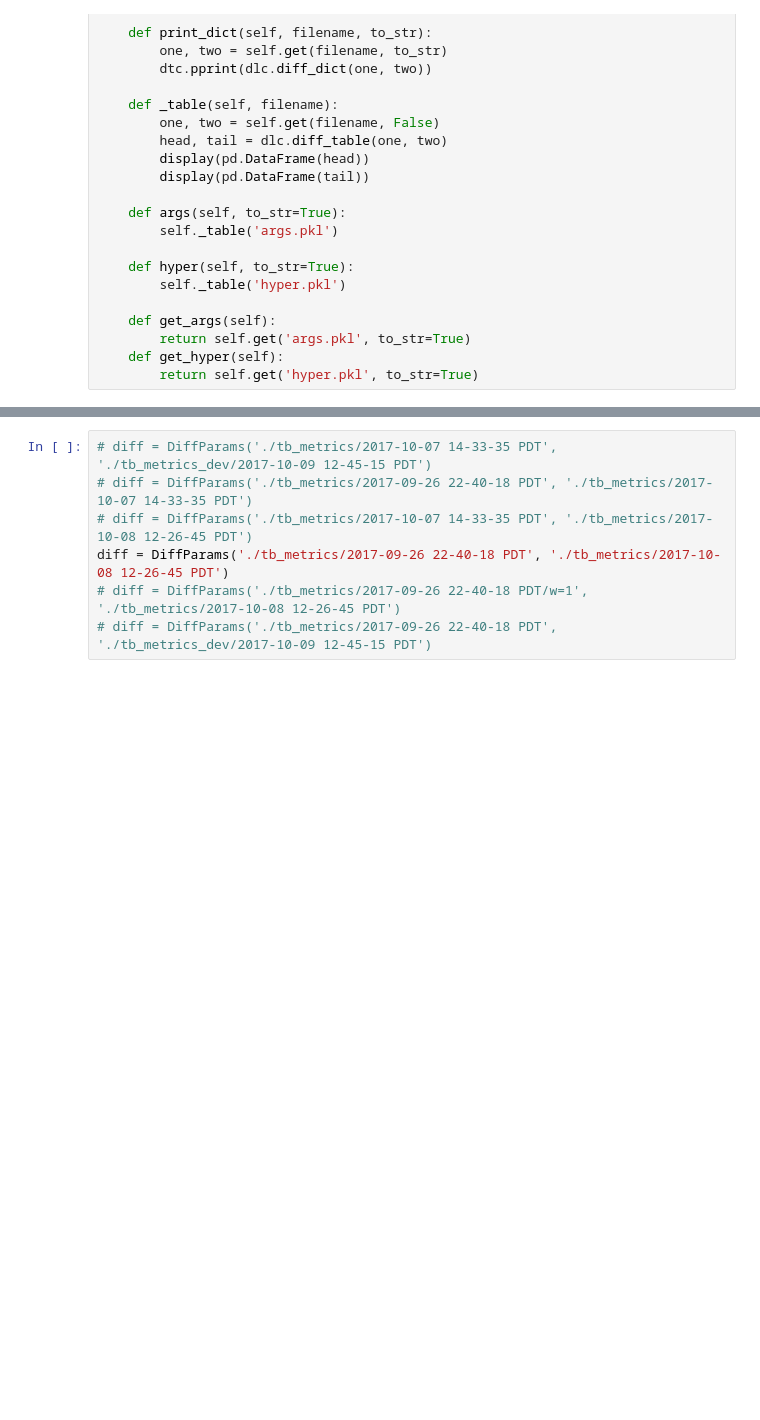
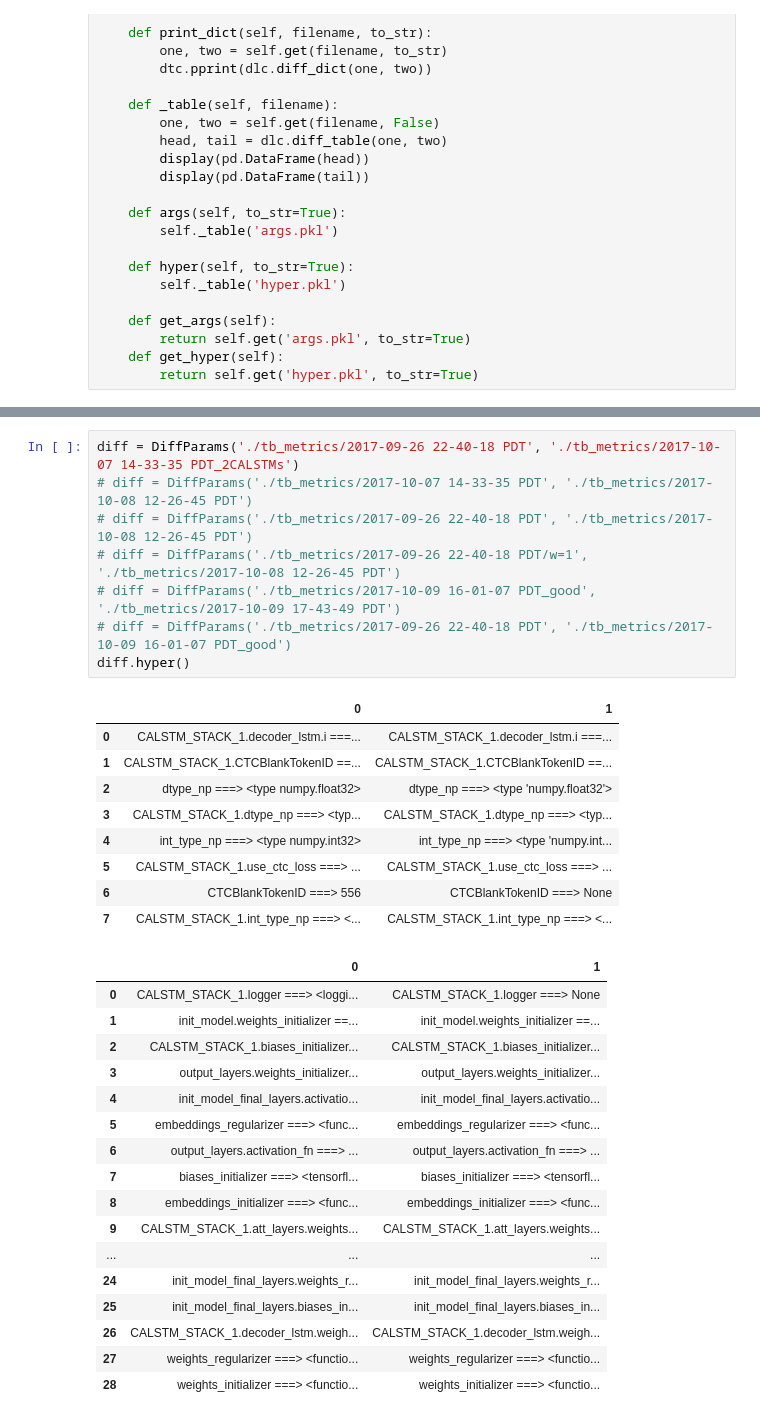
Before and after one commit to untrix/im2latex, a Jupyter notebook: src/visualize.ipynb, the cells around one changed output, grey strips where cells are left out. Cells and saved outputs as stored; diff of their text form; blank space fills up the shorter version.

```diff
--- a/src/visualize.ipynb
+++ b/src/visualize.ipynb
@@ -221,8 +221,36 @@ vs.strs('validation', 'predicted_ids', 'y', mingle=False)
 # %%
-# diff = DiffParams('./tb_metrics/2017-10-07 14-33-35 PDT', './tb_metrics_dev/2017-10-09 12-45-15 PDT')
-# diff = DiffParams('./tb_metrics/2017-09-26 22-40-18 PDT', './tb_metrics/2017-10-07 14-33-35 PDT')
+diff = DiffParams('./tb_metrics/2017-09-26 22-40-18 PDT', './tb_metrics/2017-10-07 14-33-35 PDT_2CALSTMs')
 # diff = DiffParams('./tb_metrics/2017-10-07 14-33-35 PDT', './tb_metrics/2017-10-08 12-26-45 PDT')
-diff = DiffParams('./tb_metrics/2017-09-26 22-40-18 PDT', './tb_metrics/2017-10-08 12-26-45 PDT')
+# diff = DiffParams('./tb_metrics/2017-09-26 22-40-18 PDT', './tb_metrics/2017-10-08 12-26-45 PDT')
 # diff = DiffParams('./tb_metrics/2017-09-26 22-40-18 PDT/w=1', './tb_metrics/2017-10-08 12-26-45 PDT')
-# diff = DiffParams('./tb_metrics/2017-09-26 22-40-18 PDT', './tb_metrics_dev/2017-10-09 12-45-15 PDT')
+# diff = DiffParams('./tb_metrics/2017-10-09 16-01-07 PDT_good', './tb_metrics/2017-10-09 17-43-49 PDT')
+# diff = DiffParams('./tb_metrics/2017-09-26 22-40-18 PDT', './tb_metrics/2017-10-09 16-01-07 PDT_good')
+diff.hyper()
+# %% [output]
+|  | 0 | 1 |
+| 0 | CALSTM_STACK_1.decoder_lstm.i ===... | CALSTM_STACK_1.decoder_lstm.i ===... |
+| 1 | CALSTM_STACK_1.CTCBlankTokenID ==... | CALSTM_STACK_1.CTCBlankTokenID ==... |
+| 2 | dtype_np ===> <type numpy.float32> | dtype_np ===> <type 'numpy.float32'> |
+| 3 | CALSTM_STACK_1.dtype_np ===> <typ... | CALSTM_STACK_1.dtype_np ===> <typ... |
+| 4 | int_type_np ===> <type numpy.int32> | int_type_np ===> <type 'numpy.int... |
+| 5 | CALSTM_STACK_1.use_ctc_loss ===> ... | CALSTM_STACK_1.use_ctc_loss ===> ... |
+| 6 | CTCBlankTokenID ===> 556 | CTCBlankTokenID ===> None |
+| 7 | CALSTM_STACK_1.int_type_np ===> <... | CALSTM_STACK_1.int_type_np ===> <... |
+|  | 0 | 1 |
+| 0 | CALSTM_STACK_1.logger ===> <loggi... | CALSTM_STACK_1.logger ===> None |
+| 1 | init_model.weights_initializer ==... | init_model.weights_initializer ==... |
+| 2 | CALSTM_STACK_1.biases_initializer... | CALSTM_STACK_1.biases_initializer... |
+| 3 | output_layers.weights_initializer... | output_layers.weights_initializer... |
+| 4 | init_model_final_layers.activatio... | init_model_final_layers.activatio... |
+| 5 | embeddings_regularizer ===> <func... | embeddings_regularizer ===> <func... |
+| 6 | output_layers.activation_fn ===> ... | output_layers.activation_fn ===> ... |
+| 7 | biases_initializer ===> <tensorfl... | biases_initializer ===> <tensorfl... |
+| 8 | embeddings_initializer ===> <func... | embeddings_initializer ===> <func... |
+| 9 | CALSTM_STACK_1.att_layers.weights... | CALSTM_STACK_1.att_layers.weights... |
+| ... | ... | ... |
+| 24 | init_model_final_layers.weights_r... | init_model_final_layers.weights_r... |
+| 25 | init_model_final_layers.biases_in... | init_model_final_layers.biases_in... |
+| 26 | CALSTM_STACK_1.decoder_lstm.weigh... | CALSTM_STACK_1.decoder_lstm.weigh... |
+| 27 | weights_regularizer ===> <functio... | weights_regularizer ===> <functio... |
+| 28 | weights_initializer ===> <functio... | weights_initializer ===> <functio... |
 # %%
```
Also changed, not shown: parts of 7 cells of this notebook, 1 other file.
